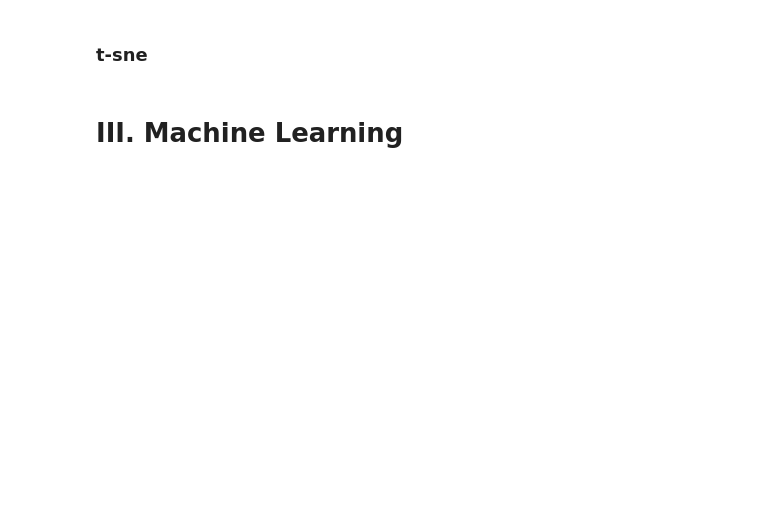
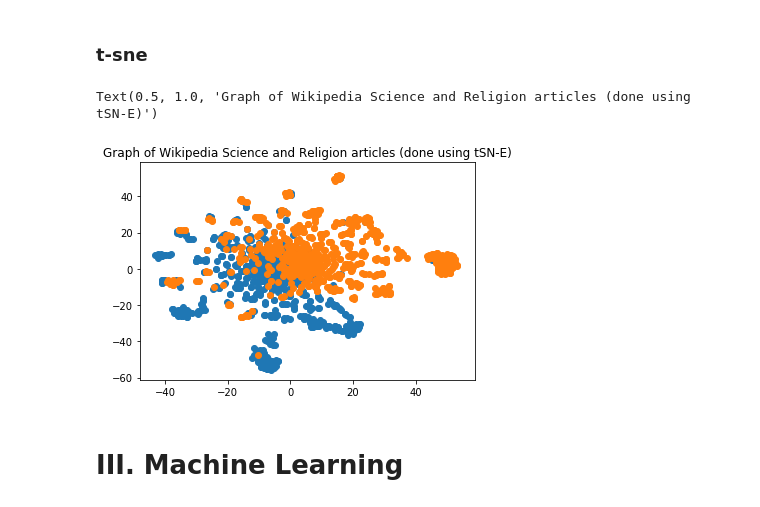
Before and after one commit to aaag97/ntds-projects, a Jupyter notebook: Project/wikipedia.ipynb, the cells around one changed output. Saved outputs shown, nothing was run; the diff lists cells and outputs as text; code cells hidden in the pictures; blank space fills up the shorter version.

```diff
--- a/Project/wikipedia.ipynb
+++ b/Project/wikipedia.ipynb
@@ -580,9 +656,12 @@ from sklearn.manifold import TSNE
 tsne = TSNE(n_components = 2)
 x_embed = tsne.fit_transform(adjacency_matrix)
 # %%
-plt.scatter(x_embed[0:800,0], x_embed[0:800,1], label=1)
-plt.scatter(x_embed[800:2650,0], x_embed[800:2650,1], label=2)
+plt.scatter(x_embed[:700,0], x_embed[:700,1], label=1)
+plt.scatter(x_embed[700:, 0], x_embed[700:,1], label=2)
 plt.title('Graph of Wikipedia Science and Religion articles (done using tSN-E)')
+# %% [output]
+Text(0.5, 1.0, 'Graph of Wikipedia Science and Religion articles (done using tSN-E)')
+[figure, added]
 # %% [markdown]
 # III. Machine Learning
 # %%
```
Also changed, not shown: parts of 37 cells of this notebook.
